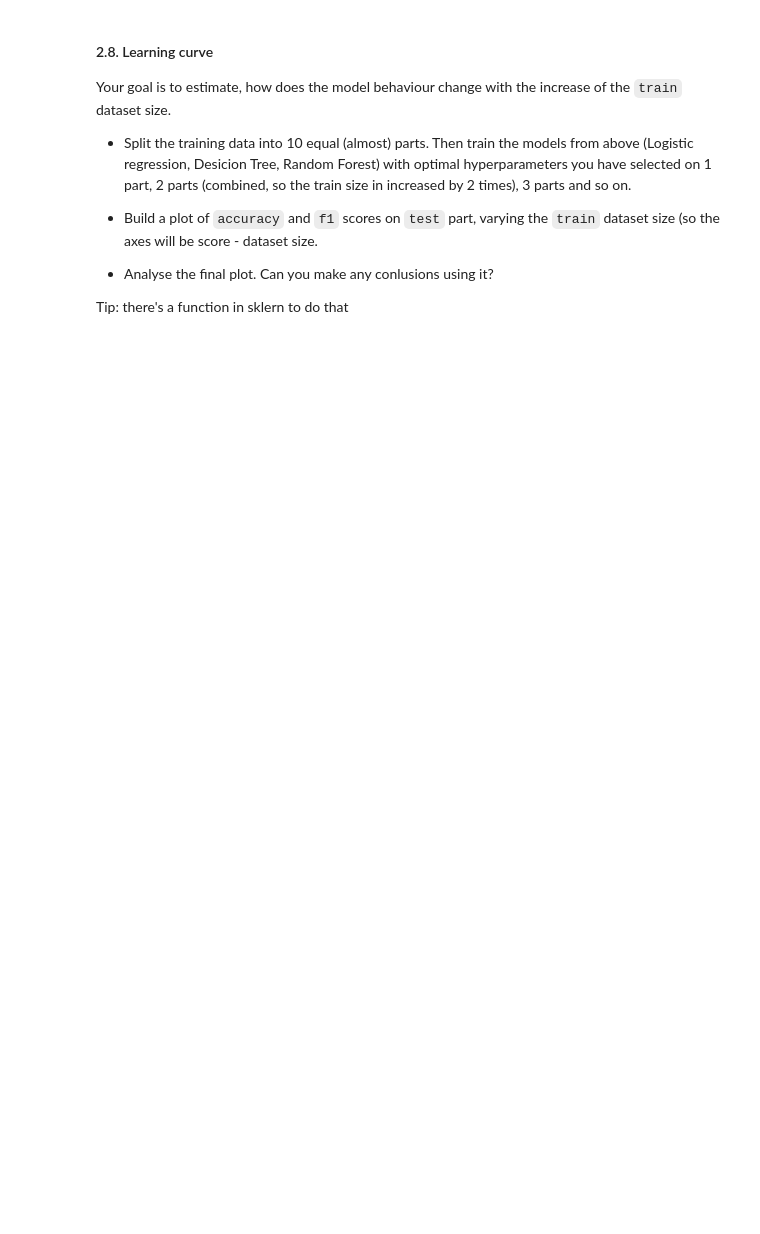
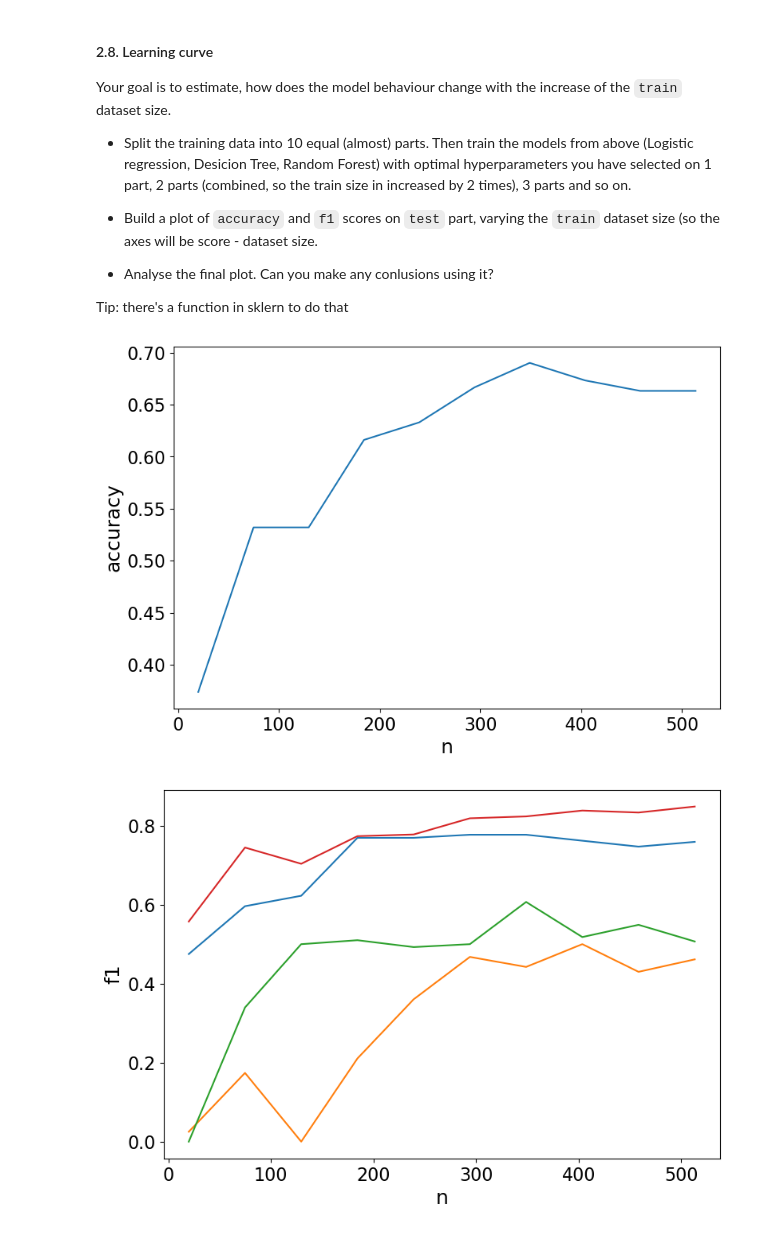
Before and after one commit to NikitaAgeev/ml-course_for_me, a Jupyter notebook: homeworks/lab01_ml_pipeline/lab01_part2_ml_pipeline.ipynb, the cells around one changed output. Cells and saved outputs as stored; diff of their text form; code cells hidden in the pictures; blank space fills up the shorter version.

```diff
--- a/homeworks/lab01_ml_pipeline/lab01_part2_ml_pipeline.ipynb
+++ b/homeworks/lab01_ml_pipeline/lab01_part2_ml_pipeline.ipynb
@@ -225,0 +296,45 @@ Tip: there's a function in sklern to do that
+# %%
+logreg = LogisticRegression(penalty='l2', C=0.1, solver='saga', multi_class='multinomial', tol=1e-3)
+dec_tree = DecisionTreeClassifier(max_depth=74)
+rand_forest = RandomForestClassifier(n_estimators=27, max_depth=74)
+# %%
+models = [logreg, dec_tree, rand_forest]
+
+ranges= np.append(np.arange(1, 549, int(549 / 10))[2:], len(X_train_prepr))
+
+for model in models:
+    acc_arr = []
+    f1_arr = []
+    j_arr = []
+
+    for j in np.arange(20, len(X_train_prepr), len(X_train_prepr)/10):
+        range = np.arange(0, j)
+        model.fit(X_train_prepr.iloc[range], y_train_prepr.iloc[range])
+
+        acc = accuracy_score(y_true=y_test_prepr, y_pred=model.predict(X_test_prepr))
+        f1 = f1_score(y_true=y_test_prepr, y_pred=model.predict(X_test_prepr), average=None)
+
+        acc_arr.append(acc)
+        f1_arr.append(f1)
+        j_arr.append(j)
+
+    plt.figure(figsize=(9,6))
+    plt.plot(j_arr, acc_arr)
+
+    plt.ylabel("accuracy", fontsize = 18)
+    plt.xlabel("n", fontsize = 18)
+    plt.tick_params(labelsize = 16)
+
+    plt.show()
+
+    plt.figure(figsize=(9,6))
+    plt.plot(j_arr, f1_arr)
+
+    plt.ylabel("f1", fontsize = 18)
+    plt.xlabel("n", fontsize = 18)
+    plt.tick_params(labelsize = 16)
+
+    plt.show()
+# %% [output]
+[figure, added]
+[figure, added]
```
Also changed, not shown: parts of 17 cells of this notebook.
